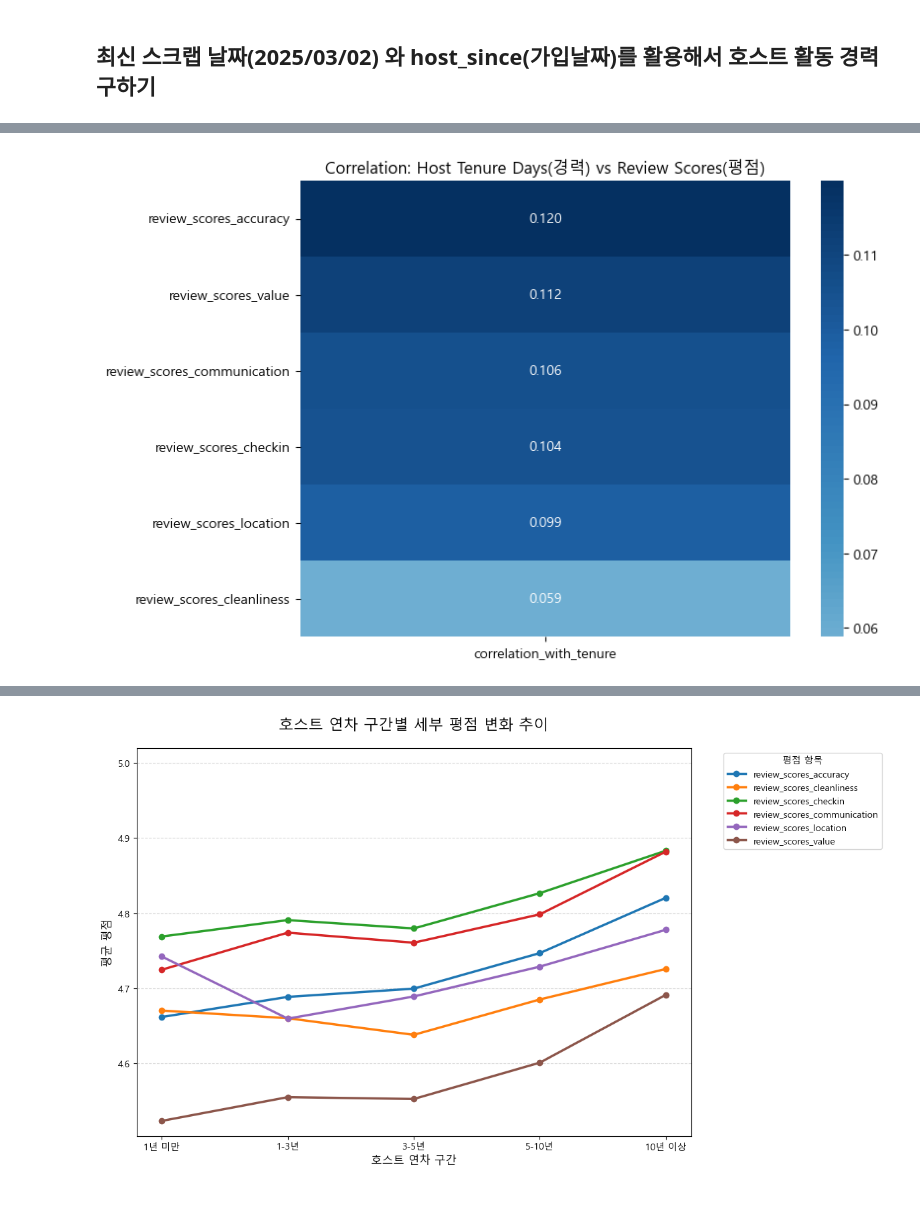
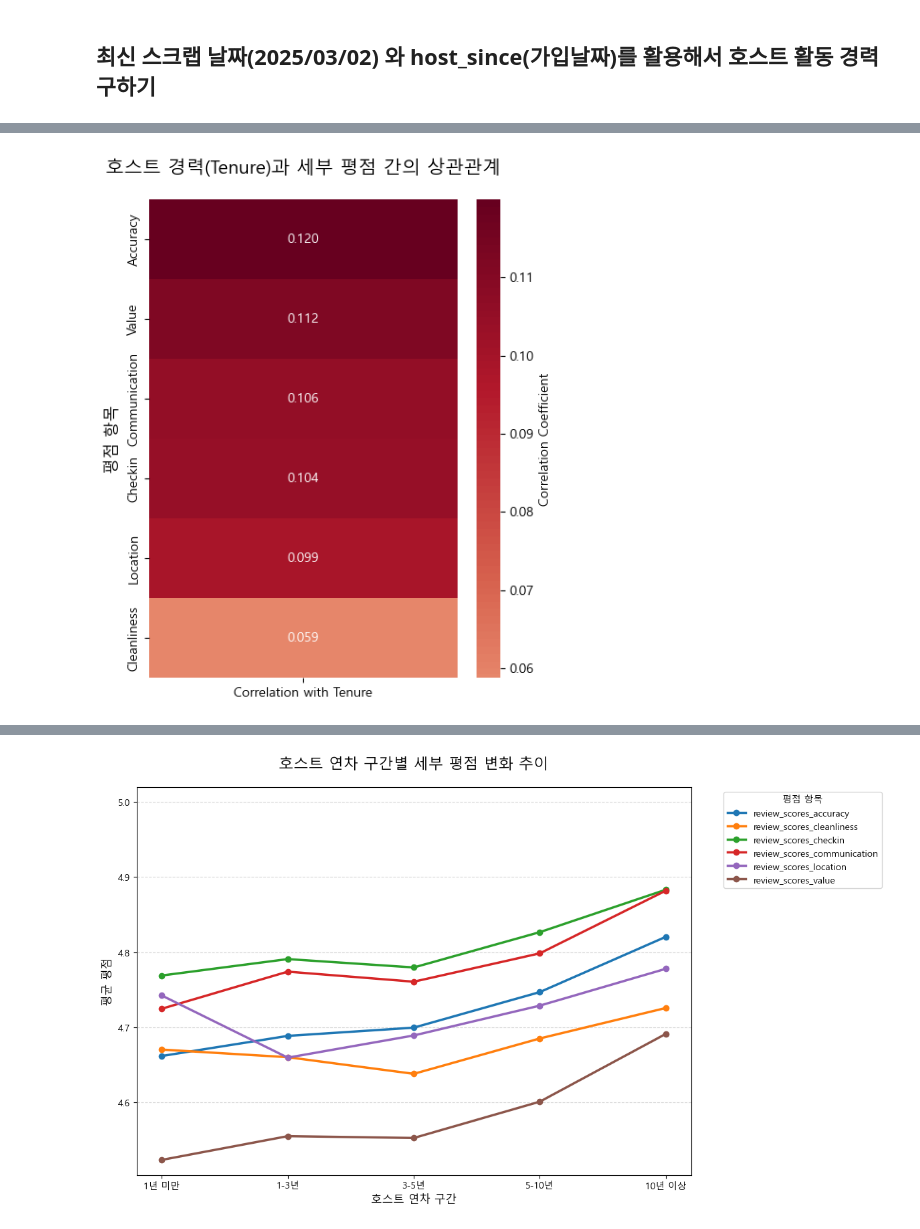
Before and after one commit to sybeom528/airbnb_price_prediction, a Jupyter notebook: notebooks/pjh_review_eda.ipynb, the cells around one changed output, grey strips where cells are left out. Saved outputs shown, nothing was run; the diff lists cells and outputs as text; code cells hidden in the pictures; blank space fills up the shorter version.

```diff
--- a/notebooks/pjh_review_eda.ipynb
+++ b/notebooks/pjh_review_eda.ipynb
@@ -68,0 +92,7 @@ df_reviews = pd.read_csv("data/df_reviews_cleaned.csv")
+# %%
+# 날짜 컬럼 변환
+df_cleaned["first_review"] = pd.to_datetime(df_cleaned["first_review"])
+df_cleaned["last_review"] = pd.to_datetime(df_cleaned["last_review"])
+
+# 파생변수: 마지막 리뷰로부터 며칠이 지났는지
+df_cleaned["days_since_last_review"] = (pd.to_datetime("today") - df_cleaned["last_review"]).dt.days
@@ -418,20 +558,31 @@ df_cleaned[detail_score_cols + ["host_tenure_days"]].corr().sort_values("host_te
 # %%
-corr_matrix = df_cleaned[detail_score_cols + ["host_tenure_days"]].corr()
+# 리뷰 점수가 0보다 큰 데이터만 추출 (통계 왜곡 방지)
+df_valid = df_cleaned[df_cleaned[detail_score_cols].gt(0).all(axis=1)].copy()
 
-# 'host_tenure_days'와 세부 평점 간의 상관계수만 추출
-tenure_impact = corr_matrix.loc[detail_score_cols, ["host_tenure_days"]]
-
-# x축
-tenure_impact.columns = ["correlation_with_tenure"]
-
-# 히트맵 시각화
-plt.figure(figsize=(8, 6))
-
-sns.heatmap(
-    tenure_impact.sort_values("correlation_with_tenure", ascending=False), annot=True, cmap="RdBu", center=0, fmt=".3f"
+# 상관계수 계산 및 특정 컬럼('host_tenure_days')과의 관계만 추출
+corr_matrix = df_valid[detail_score_cols + ["host_tenure_days"]].corr()
+tenure_corr = corr_matrix.loc[detail_score_cols, ["host_tenure_days"]].sort_values(
+    by="host_tenure_days", ascending=False
 )
 
-plt.title("Correlation: Host Tenure Days(경력) vs Review Scores(평점)")
+# 컬럼명 축약 (가독성 향상)
+tenure_corr.index = [col.replace("review_scores_", "").capitalize() for col in tenure_corr.index]
+tenure_corr.columns = ["Correlation with Tenure"]
+
+# 4. 히트맵 시각화
+plt.figure(figsize=(5, 6))
+sns.heatmap(
+    tenure_corr,
+    annot=True,  # 수치 표시
+    fmt=".3f",  # 소수점 셋째자리까지
+    cmap="RdBu_r",  # 상관관계 표현에 적합한 컬러맵 (빨강: 양, 파랑: 음)
+    center=0,  # 0을 기준으로 색상 중심 설정
+    cbar_kws={"label": "Correlation Coefficient"},
+)
+
+plt.title("호스트 경력(Tenure)과 세부 평점 간의 상관관계", fontsize=14, pad=20)
+plt.ylabel("평점 항목", fontsize=12)
+plt.tight_layout()
 plt.show()
 # %% [output]
-[figure, old version]
+[figure, new version]
```
Also changed, not shown: parts of 73 cells of this notebook, 9 other files.
